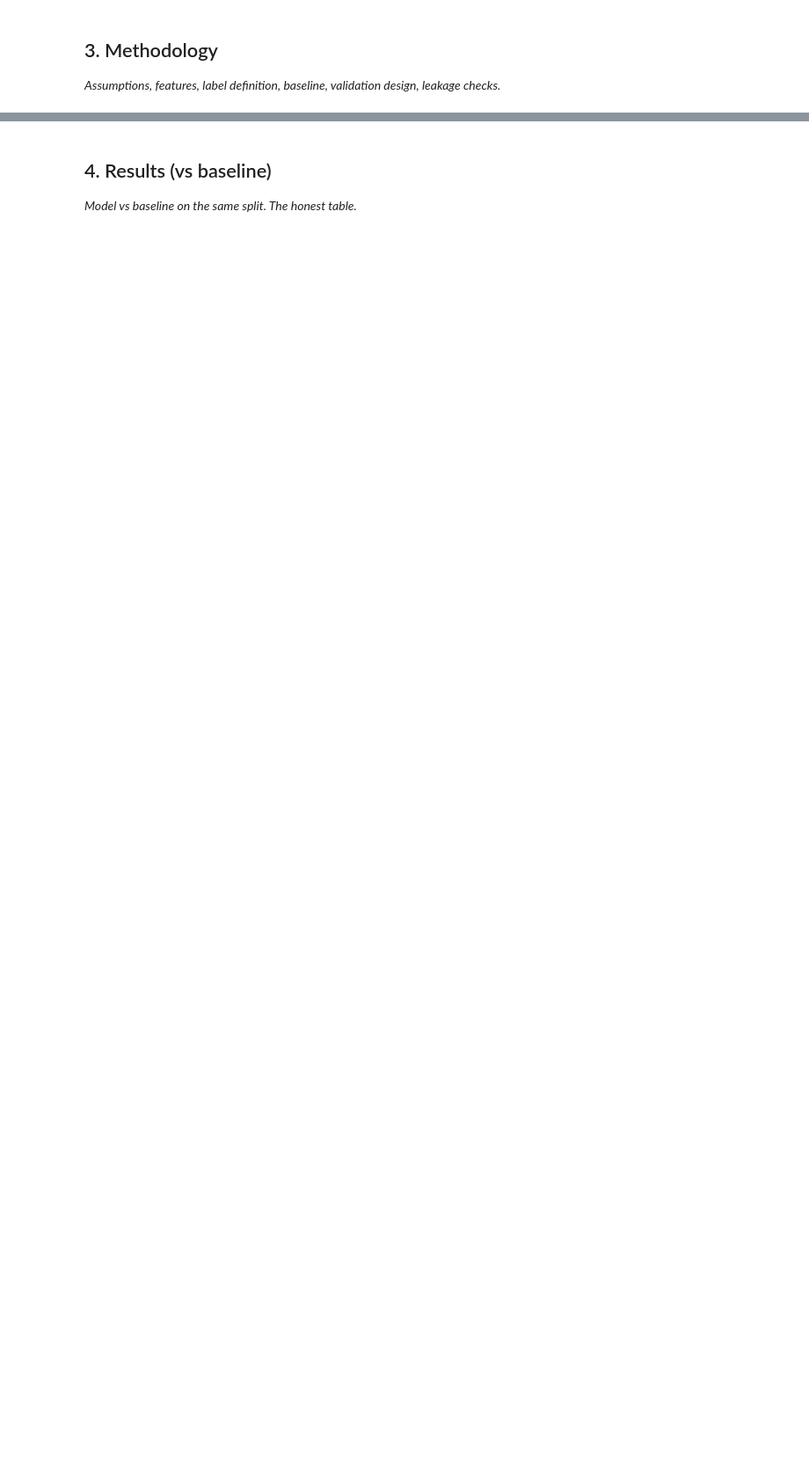
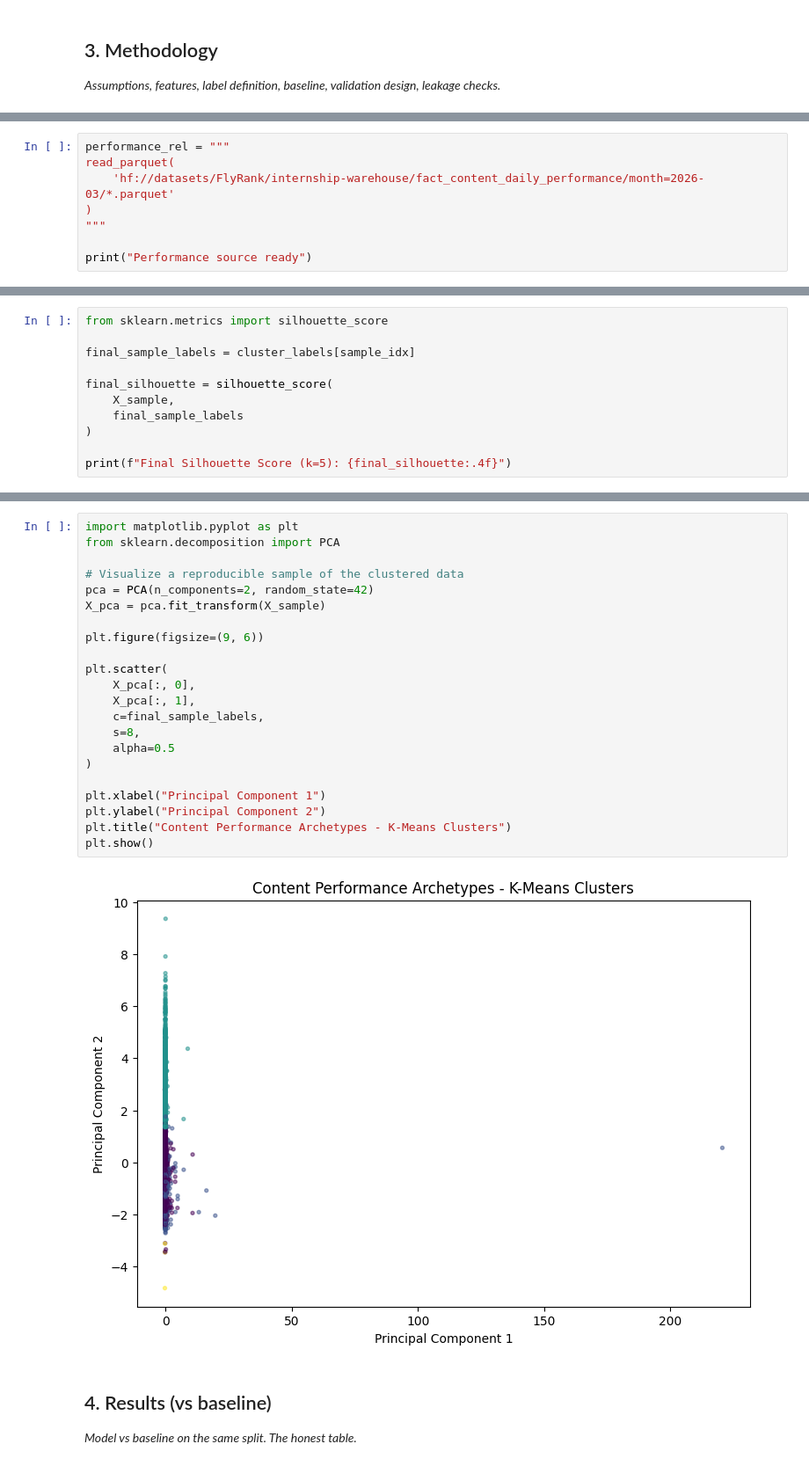
Before and after one commit to Ahmedma7/fly-rank-ml-internship-starter, a Jupyter notebook: work/notebooks/capstone.ipynb, the cells around one changed output, grey strips where cells are left out. Shown at 88% size. Cells and saved outputs as stored; diff of their text form; blank space fills up the shorter version.

```diff
--- a/work/notebooks/capstone.ipynb
+++ b/work/notebooks/capstone.ipynb
@@ -20,0 +186,8 @@ This skeleton is yours to fill. Work the sections **in order** — each one has
+# %%
+performance_rel = """
+read_parquet(
+    'hf://datasets/FlyRank/internship-warehouse/fact_content_daily_performance/month=2026-03/*.parquet'
+)
+"""
+
+print("Performance source ready")
@@ -20,0 +411,11 @@ This skeleton is yours to fill. Work the sections **in order** — each one has
+# %%
+from sklearn.metrics import silhouette_score
+
+final_sample_labels = cluster_labels[sample_idx]
+
+final_silhouette = silhouette_score(
+    X_sample,
+    final_sample_labels
+)
+
+print(f"Final Silhouette Score (k=5): {final_silhouette:.4f}")
@@ -21,3 +471,27 @@ This skeleton is yours to fill. Work the sections **in order** — each one has
+# %%
+import matplotlib.pyplot as plt
+from sklearn.decomposition import PCA
+
+# Visualize a reproducible sample of the clustered data
+pca = PCA(n_components=2, random_state=42)
+X_pca = pca.fit_transform(X_sample)
+
+plt.figure(figsize=(9, 6))
+
+plt.scatter(
+    X_pca[:, 0],
+    X_pca[:, 1],
+    c=final_sample_labels,
+    s=8,
+    alpha=0.5
+)
+
+plt.xlabel("Principal Component 1")
+plt.ylabel("Principal Component 2")
+plt.title("Content Performance Archetypes - K-Means Clusters")
+plt.show()
+# %% [output]
+[figure, added]
 # %% [markdown]
 ## 4. Results (vs baseline)
 
```
Also changed, not shown: parts of 30 cells of this notebook.
